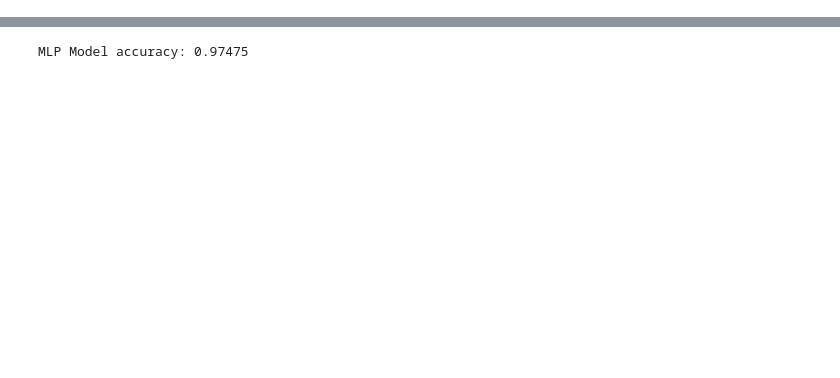
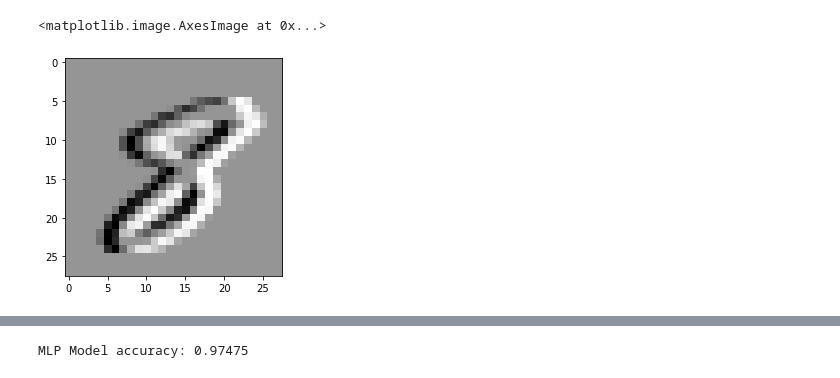
Before and after one commit to Masterfishy/HanDi-2, a Jupyter notebook: model/src/handi.ipynb, the cells around one changed output, grey strips where cells are left out. Saved outputs shown, nothing was run; the diff lists cells and outputs as text; code cells hidden in the pictures; blank space fills up the shorter version.

```diff
--- a/model/src/handi.ipynb
+++ b/model/src/handi.ipynb
@@ -20,0 +36,6 @@ test_data /= 255.0
+# %%
+hog_horz_img = hog_horizontal_gradient(img)
+plt.imshow(hog_horz_img, cmap="Greys")
+# %% [output]
+<matplotlib.image.AxesImage at 0x...>
+[figure, added]
```
Also changed, not shown: parts of 12 cells of this notebook, 1 other file.
